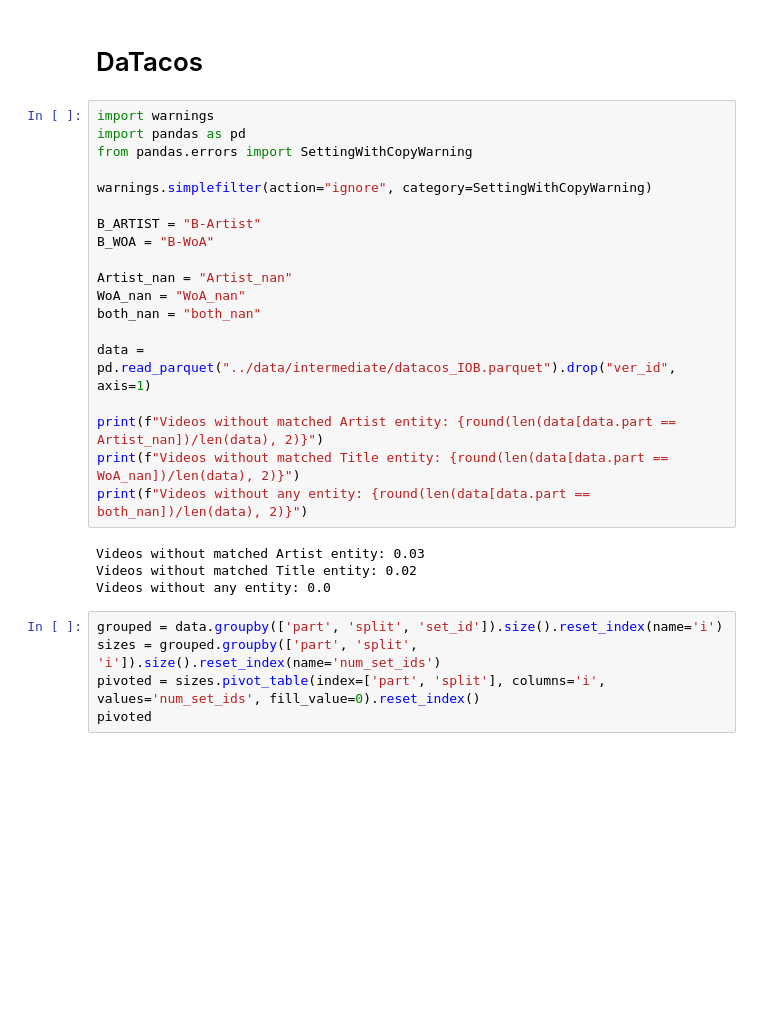
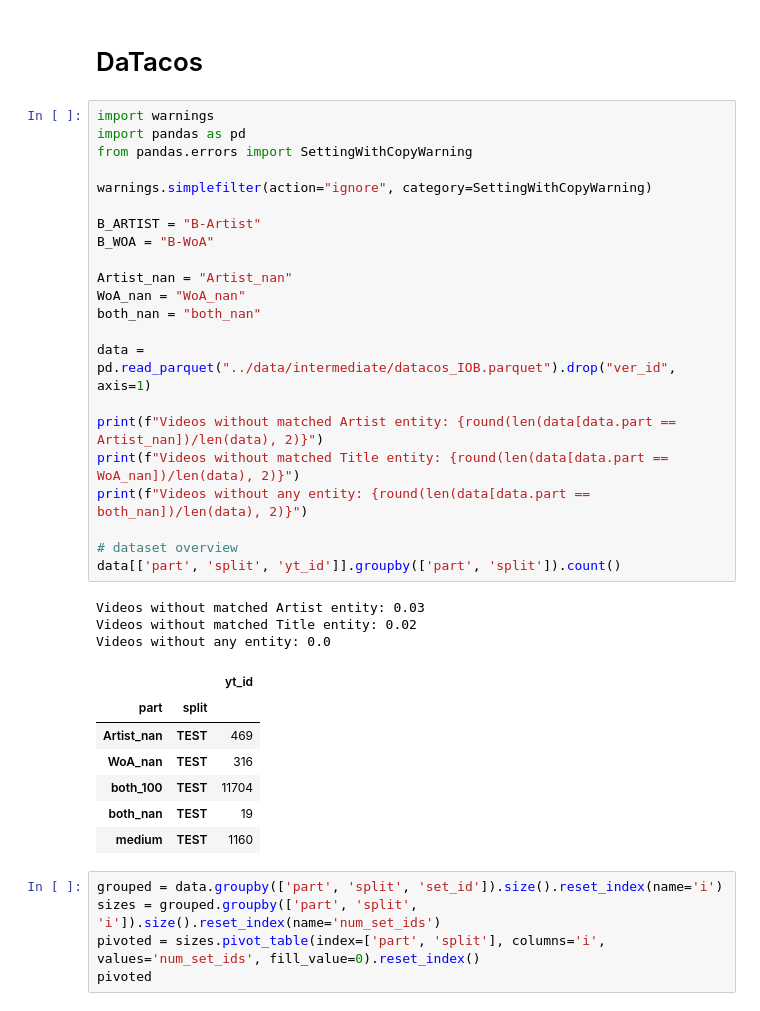
Before and after one commit to progsi/YTUnCoverLLM, a Jupyter notebook: notebooks/IOB_analysis.ipynb, the cells around one changed output. Saved outputs shown, nothing was run; the diff lists cells and outputs as text; blank space fills up the shorter version.

```diff
--- a/notebooks/IOB_analysis.ipynb
+++ b/notebooks/IOB_analysis.ipynb
@@ -3,26 +3,36 @@
 # %%
 import warnings
 import pandas as pd
 from pandas.errors import SettingWithCopyWarning
 
 warnings.simplefilter(action="ignore", category=SettingWithCopyWarning)
 
 B_ARTIST = "B-Artist"
 B_WOA = "B-WoA"
 
 Artist_nan = "Artist_nan"
 WoA_nan = "WoA_nan"
 both_nan = "both_nan"
 
 data = pd.read_parquet("../data/intermediate/datacos_IOB.parquet").drop("ver_id", axis=1)
 
 print(f"Videos without matched Artist entity: {round(len(data[data.part == Artist_nan])/len(data), 2)}")
 print(f"Videos without matched Title entity: {round(len(data[data.part == WoA_nan])/len(data), 2)}")
 print(f"Videos without any entity: {round(len(data[data.part == both_nan])/len(data), 2)}")
+
+# dataset overview
+data[['part', 'split', 'yt_id']].groupby(['part', 'split']).count()
 # %% [output]
 Videos without matched Artist entity: 0.03
 Videos without matched Title entity: 0.02
 Videos without any entity: 0.0
+|  |  | yt_id |
+| part | split |  |
+| Artist_nan | TEST | 469 |
+| WoA_nan | TEST | 316 |
+| both_100 | TEST | 11704 |
+| both_nan | TEST | 19 |
+| medium | TEST | 1160 |
 # %%
 grouped = data.groupby(['part', 'split', 'set_id']).size().reset_index(name='i')
 sizes = grouped.groupby(['part', 'split', 'i']).size().reset_index(name='num_set_ids')
```
Also changed, not shown: parts of 6 cells of this notebook, 2 other files.
